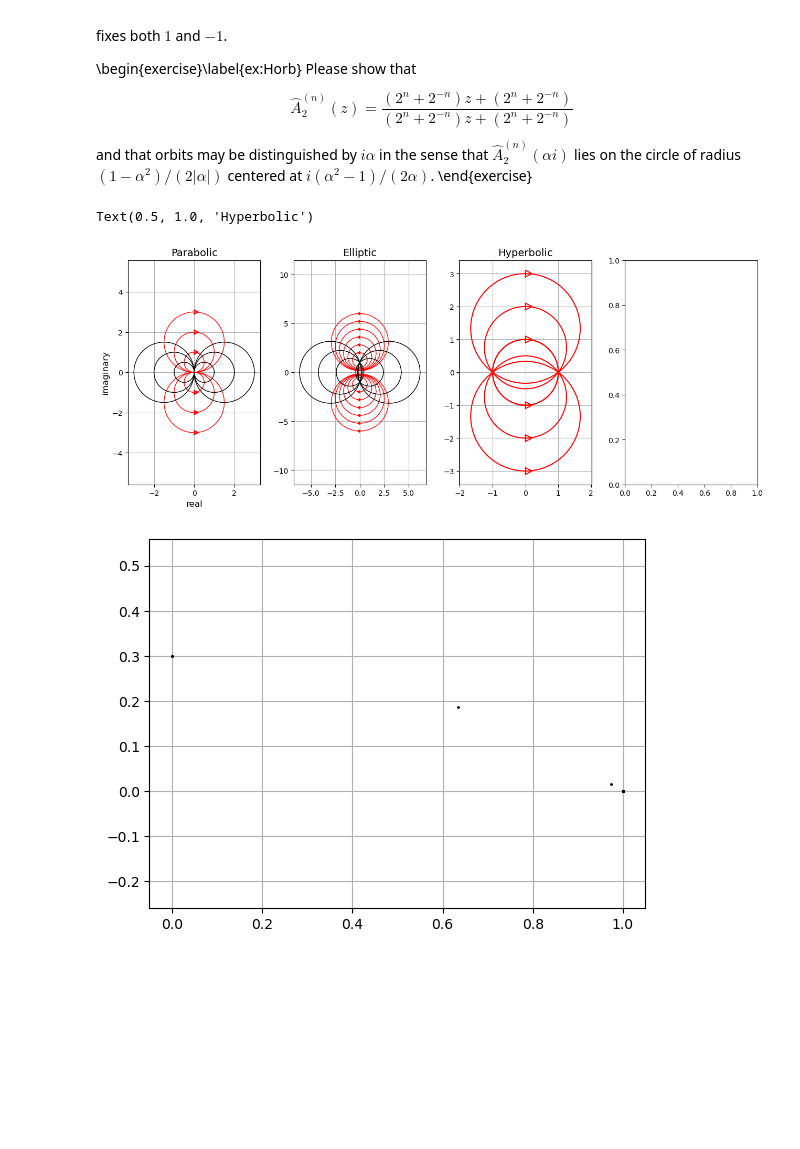
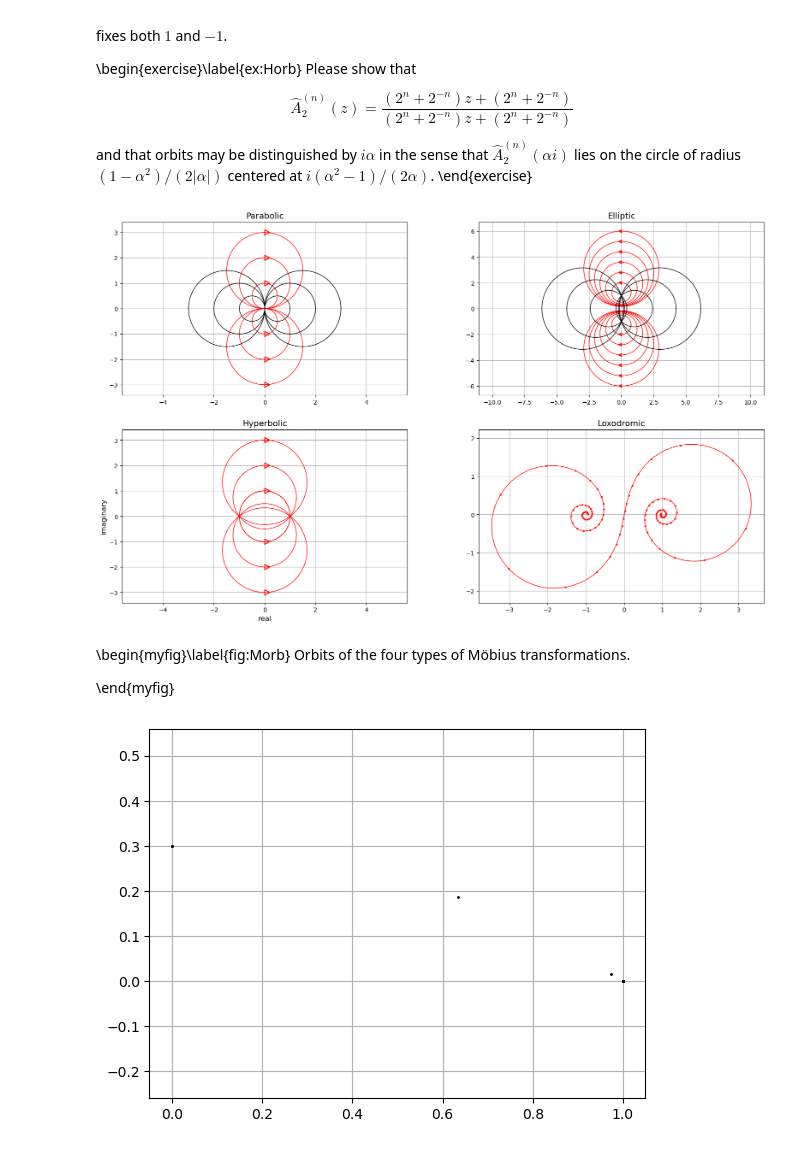
Before and after one commit to steve-cox-LA/JLA, a Jupyter notebook: TransPlane/1.6.ComplexPlane.ipynb, the cells around one changed output. Cells and saved outputs as stored; diff of their text form; code cells hidden in the pictures; blank space fills up the shorter version.

```diff
--- a/TransPlane/1.6.ComplexPlane.ipynb
+++ b/TransPlane/1.6.ComplexPlane.ipynb
@@ -735,7 +735,7 @@ and that orbits may be distinguished by $i\alpha$ in the sense that ${\hat A}_2^
 import numpy as np
 import matplotlib.pyplot as plt
 
-fig, (ax1, ax2, ax3, ax4) = plt.subplots(1, 4)
+fig, ((ax1, ax2), (ax3, ax4)) = plt.subplots(2, 2, figsize=(8,10))
 plt.subplots_adjust(right=2, top=1, wspace=0.25)
 
 t = np.linspace(0, 2*np.pi, 200)
@@ -764,8 +764,6 @@ for a in Ao:
 
 ax1.axis('equal')
 ax1.grid('on')
-ax1.set_xlabel('real', fontsize=12)
-ax1.set_ylabel('imaginary', fontsize=12)
 ax1.set_title('Parabolic', fontsize=14)
 
 # The elliptic case
@@ -783,37 +781,95 @@ for a in A:
     ax2.plot([0,-.2,0,0],[-a-.1,-a,-a+.1,-a-.1],'r')
 
 Ao = np.linspace(1,3,3)
 for a in Ao:
     ro = np.sqrt(1+a**2)
     xo = a + ro*np.cos(t)
     yo = ro*np.sin(t)
     ax2.plot(xo,yo,'k',linewidth=1)
     ax2.plot(-xo,yo,'k',linewidth=1)
 
 ax2.axis('equal')
 ax2.grid('on')
 ax2.set_title('Elliptic', fontsize=14)
 
 # the hyperbolic case
 
 A = np.linspace(1,3,3)
 
 for a in A:
     b = (a**2-1)/(2*a)
     r = a - b
     x = r*np.cos(T)
     y = b + r*np.sin(T)
-    ax3.plot(x,y,'r')
-    ax3.plot(x,-y,'r')
+    ax3.plot(x,y,'r', linewidth=1)
+    ax3.plot(x,-y,'r', linewidth=1)
     ax3.plot([0,.2,0,0],[a-.1,a,a+.1,a-.1],'r')
     ax3.plot([0,.2,0,0],[-a-.1,-a,-a+.1,-a-.1],'r')
 
 ax3.axis('equal')
 ax3.grid('on')
+ax3.set_xlabel('real', fontsize=12)
+ax3.set_ylabel('imaginary', fontsize=12)
 ax3.set_title('Hyperbolic', fontsize=14)
+
+# loxodromic case
+
+from circle_fit import taubinSVD
+
+N = 100
+M = [1-5j, 1, 1, 1-5j]
+
+zp = ( (M[0]-M[3]) + np.sqrt( (M[0]-M[3])**2 + 4*M[1]*M[2] ) ) / (2*M[2])
+zm = ( (M[0]-M[3]) - np.sqrt( (M[0]-M[3])**2 + 4*M[1]*M[2] ) ) / (2*M[2])
+
+#plt.plot(zp.real,zp.imag,'kx')
+#plt.plot(zm.real, zm.imag,'rx')
+
+z0 = zm + 0.05
+ax4.plot(z0.real, z0.imag,'r.',markersize=4)
+z1 = (M[0]*z0 + M[1])/(M[2]*z0 + M[3])
+ax4.plot(z1.real, z1.imag,'r.',markersize=4)
+
+for n in range(N):
+
+    z2 = (M[0]*z1 + M[1])/(M[2]*z1 + M[3])
+    ax4.plot(z2.real, z2.imag, 'r.',markersize=4)
+
+    p = [[z0.real, z0.imag], [z1.real, z1.imag], [z2.real, z2.imag]]
+    xc, yc, r, sigma = taubinSVD(p)    # fit to circle
+
+    a1 = np.arctan2(z1.imag - yc, z1.real - xc)
+    a2 = np.arctan2(z2.imag - yc, z2.real - xc)
+
+    if (a1 < 0):
+        a1 = 2*np.pi + a1
+
+    if (a2 < 0):
+        a2 = 2*np.pi + a2
+
+    a = a2 - a1
+    #print(a1,a2,a)
+
+    if (abs(a) > np.pi):    # take shortest arc
+        a = a - np.sign(a)*2*np.pi
+
+    t = np.arange(0, a, np.sign(a)*0.001)
+    ax4.plot(xc + r*np.cos(a1+t), yc + r*np.sin(a1+t), 'r-', linewidth=1)  # plot arc from z1 to z2
+
+    z0 = z1
+    z1 = z2
+
+#plt.xlabel('real',fontsize=14)
+#plt.ylabel('imaginary',fontsize=14)
+ax4.set_title('Loxodromic', fontsize=14)
+ax4.axis('equal')
+ax4.grid('on');
 # %% [output]
-Text(0.5, 1.0, 'Hyperbolic')
-[figure, old version]
+[figure, new version]
+# %% [markdown]
+\begin{myfig}\label{fig:Morb} Orbits of the four types of M&ouml;bius transformations.
+
+\end{myfig}
 # %%
 %matplotlib inline
 import numpy as np
```
Also changed, not shown: parts of 1 cell of this notebook.
